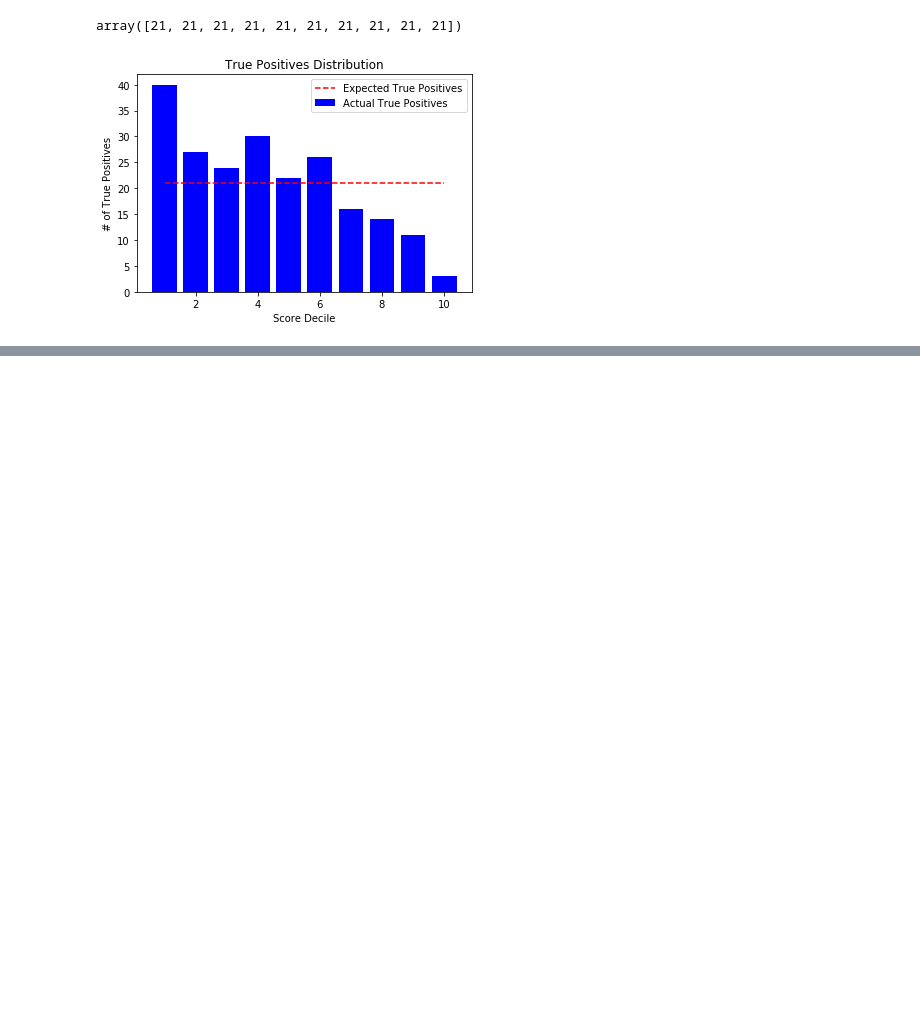
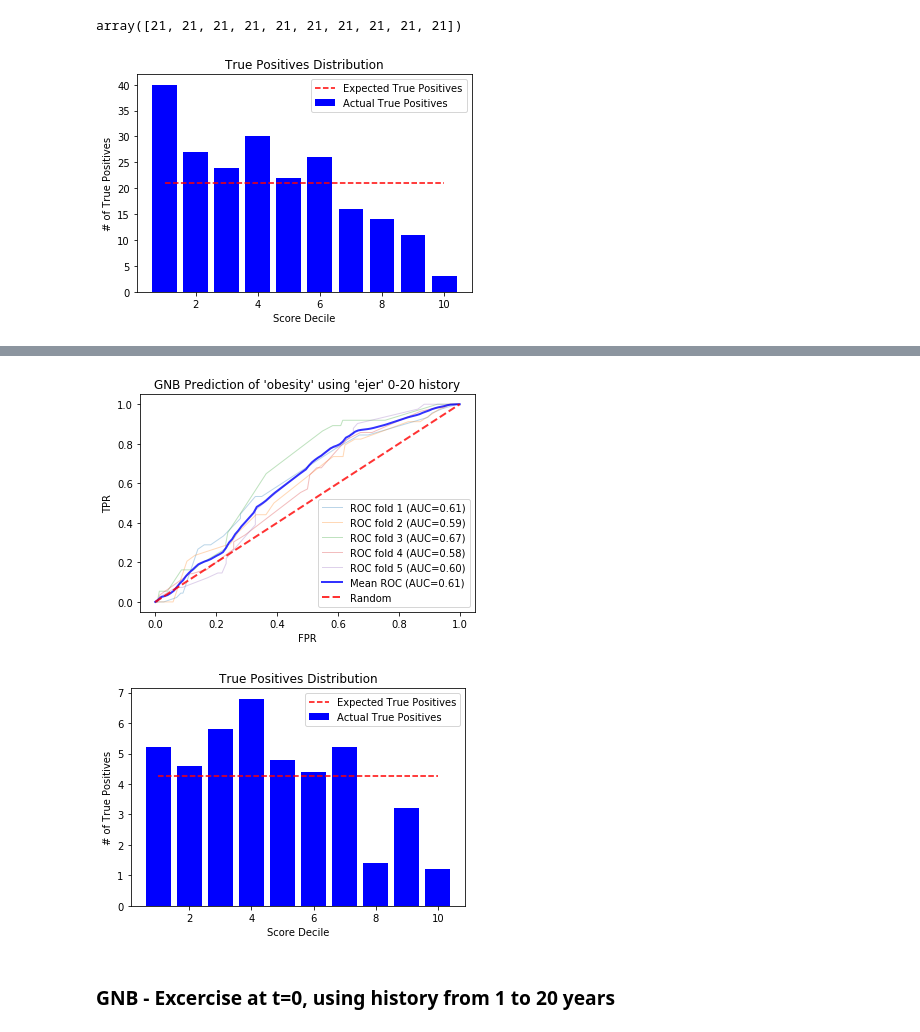
Before and after one commit to vicalbiter/histories, a Jupyter notebook: Histories + Classification.ipynb, the cells around one changed output, grey strips where cells are left out. Cells and saved outputs as stored; diff of their text form; code cells hidden in the pictures; blank space fills up the shorter version.

Commit message:
Add function to perform a CV and a decile analysis simultaneously

```diff
--- a/Histories + Classification.ipynb
+++ b/Histories + Classification.ipynb
@@ -1341,25 +1330,44 @@ plt.show()
 # Function to plot the score distribution of the classified data, by deciles
 def plotScoreDistribution(scores, classFeature, num_bins):
     # Sort by score and split the data into buckets (deciles)
+    bins = splitScores(scores, num_bins)
+
+    # Get the number of true positives by decile
+    frequencies = getDecileFrequencies(bins, classFeature)
+
+    # Get the expected value of true positives by decile, if the classification was made randomly
+    expected = getExpectedTPs(scores, classFeature, num_bins)
+
+    # Plot the results
+    plotDecileBars(frequencies, expected, num_bins)
+
+# Split the scores dataframe in bins
+def splitScores(scores, num_bins):
     results = scores.copy()
     sorted_results = results.sort_values(by=[0], ascending=False)
     bins = np.array_split(sorted_results, num_bins)
+    return bins
 
-    # Get the number of true positives by decile
+# Get the count of true positives for every bin
+def getDecileFrequencies(bins, classFeature):
     frequencies = []
     for binid in range(len(bins)):
         frequencies.append(bins[binid][classFeature].sum())
+    return frequencies
 
-    # Get the expected value of true positives by decile, if the classification was made randomly
-    expected = np.repeat(int(results[classFeature].sum() * len(bins[0]) / len(results[classFeature])), num_bins)
+# Get the expected count of true positives per decile
+def getExpectedTPs(scores, classFeature, num_bins):
+    expected = np.repeat(scores[classFeature].sum(), num_bins) * 1.0 / num_bins
+    return expected
 
-    # Plot the results
+# Plot the results
+def plotDecileBars(frequencies, expected, num_bins):
     plt.bar(np.arange(1, num_bins + 1, 1), frequencies, color='b', label="Actual True Positives")
     plt.plot(np.arange(1, num_bins + 1, 1), expected, color='r', linestyle='dashed', label="Expected True Positives")
     plt.legend(loc="upper right")
     plt.xlabel("Score Decile")
     plt.ylabel("# of True Positives")
-    plt.title("True Positives Distribution - ")
+    plt.title("True Positives Distribution")
     plt.show()
 # %%
 plotScoreDistribution(gnb_scores, "obesity", 10)
@@ -1367,0 +1446,10 @@ plotScoreDistribution(gnb_scores, "obesity", 10)
+# %%
+cdata = ndata[["ejer0B", "ejer1B", "ejer5B", "ejer10B", "ejer20B", "obesity"]]
+cdata = groupListOfVariables(["ejer0B", "ejer1B", "ejer5B", "ejer10B", "ejer20B"], "ejerHistory0_20", cdata)
+cdata = cdata[(cdata.ejer0B != "N") & (cdata.ejer1B != "N") & (cdata.ejer5B != "N") & (cdata.ejer10B != "N") & (cdata.ejer20B != "N")]
+histories = np.array(stringGenerator("", ["A", "B"], 5)).flatten()
+qf = "ejerHistory0_20"
+inputdf = pd.DataFrame()
+inputdf[qf] = cdata[qf]
+inputdf["obesity"] = cdata["obesity"]
+inputdf.head()
@@ -1367,0 +1464,7 @@ plotScoreDistribution(gnb_scores, "obesity", 10)
+# %%
+run_cv_sa_gnb(inputdf, qf, "obesity", 1, 5, "GNB Prediction of 'obesity' using 'ejer' 0-20 history")
+# %% [output]
+[figure, added]
+[figure, added]
+# %% [markdown]
+### GNB - Excercise at t=0, using history from 1 to 20 years
```
Also changed, not shown: parts of 10 cells of this notebook.
